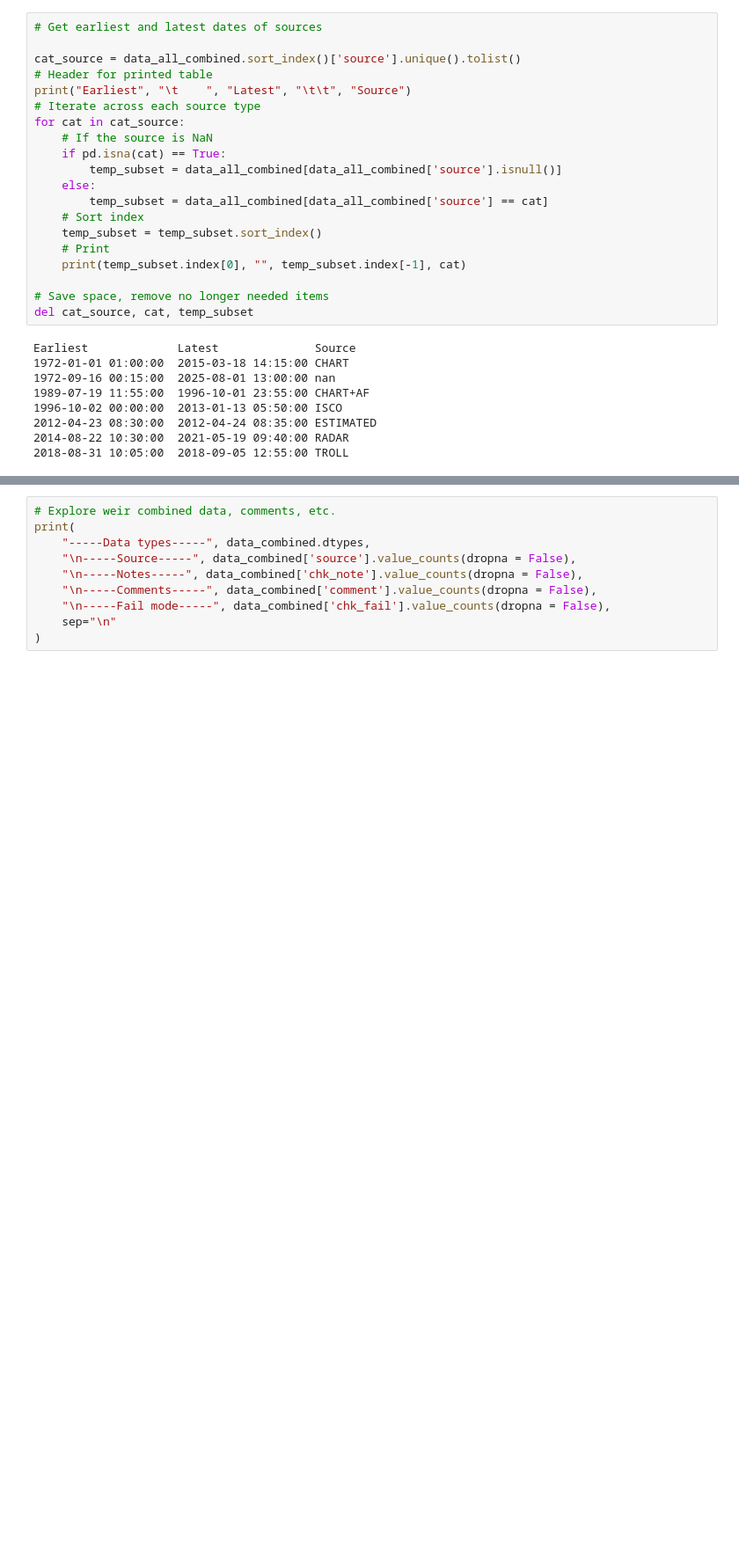
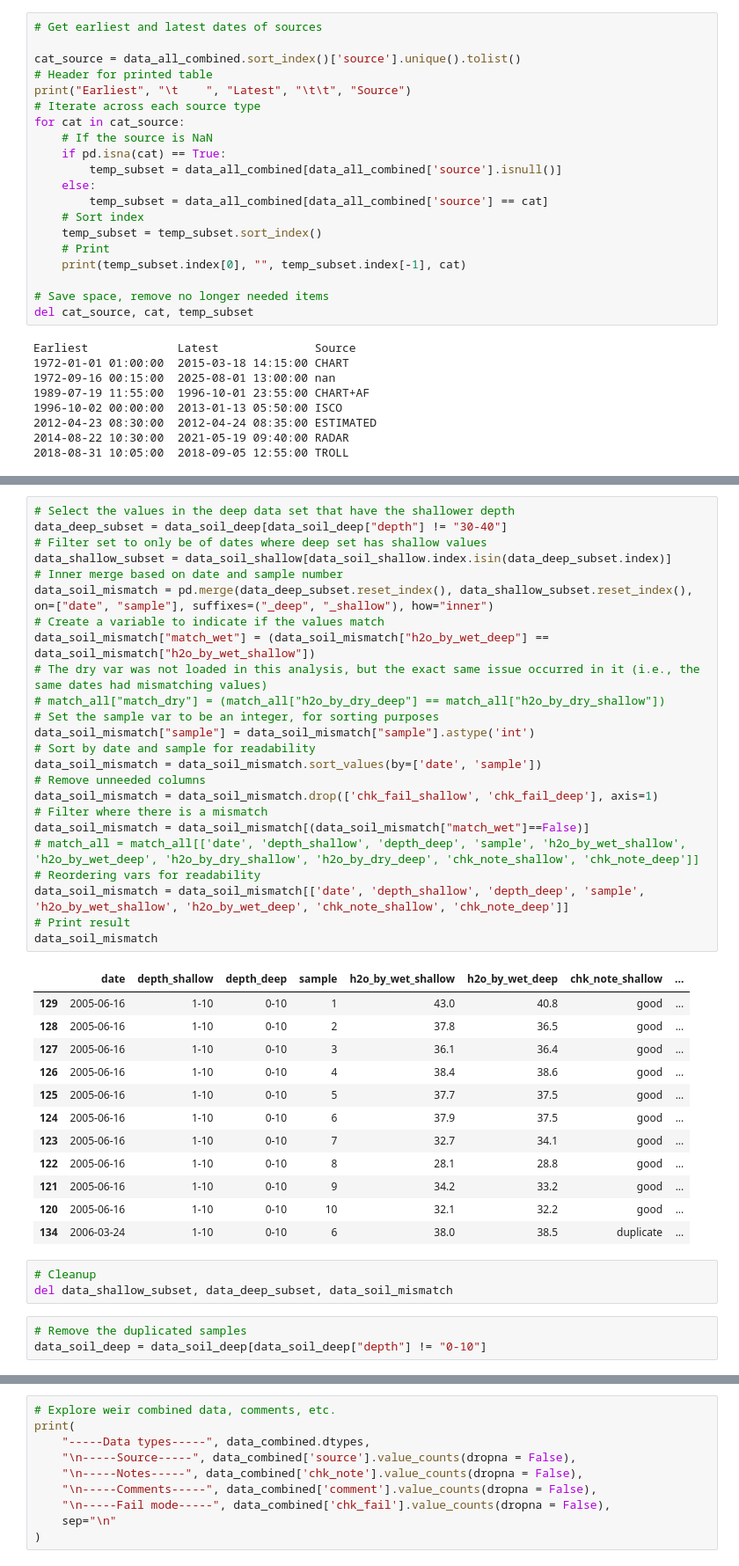
Before and after one commit to gmcginnis/info-698-capstone, a Jupyter notebook: 01_eda.ipynb, the cells around one changed output, grey strips where cells are left out. Shown at 88% size. Drawn from its saved outputs; the diff is of its cells as text; blank space fills up the shorter version.

Commit message:
Cleanup, comments, improved viz

```diff
--- a/01_eda.ipynb
+++ b/01_eda.ipynb
@@ -250,0 +272,43 @@ del data_all_combined, data_all_rainfall, data_all_soil_shallow, data_all_soil_d
+# %%
+# Select the values in the deep data set that have the shallower depth
+data_deep_subset = data_soil_deep[data_soil_deep["depth"] != "30-40"]
+# Filter set to only be of dates where deep set has shallow values
+data_shallow_subset = data_soil_shallow[data_soil_shallow.index.isin(data_deep_subset.index)]
+# Inner merge based on date and sample number
+data_soil_mismatch = pd.merge(data_deep_subset.reset_index(), data_shallow_subset.reset_index(), on=["date", "sample"], suffixes=("_deep", "_shallow"), how="inner")
+# Create a variable to indicate if the values match
+data_soil_mismatch["match_wet"] = (data_soil_mismatch["h2o_by_wet_deep"] == data_soil_mismatch["h2o_by_wet_shallow"])
+# The dry var was not loaded in this analysis, but the exact same issue occurred in it (i.e., the same dates had mismatching values)
+# match_all["match_dry"] = (match_all["h2o_by_dry_deep"] == match_all["h2o_by_dry_shallow"])
+# Set the sample var to be an integer, for sorting purposes
+data_soil_mismatch["sample"] = data_soil_mismatch["sample"].astype('int')
+# Sort by date and sample for readability
+data_soil_mismatch = data_soil_mismatch.sort_values(by=['date', 'sample'])
+# Remove unneeded columns
+data_soil_mismatch = data_soil_mismatch.drop(['chk_fail_shallow', 'chk_fail_deep'], axis=1)
+# Filter where there is a mismatch
+data_soil_mismatch = data_soil_mismatch[(data_soil_mismatch["match_wet"]==False)]
+# match_all = match_all[['date', 'depth_shallow', 'depth_deep', 'sample', 'h2o_by_wet_shallow', 'h2o_by_wet_deep', 'h2o_by_dry_shallow', 'h2o_by_dry_deep', 'chk_note_shallow', 'chk_note_deep']]
+# Reordering vars for readability
+data_soil_mismatch = data_soil_mismatch[['date', 'depth_shallow', 'depth_deep', 'sample', 'h2o_by_wet_shallow', 'h2o_by_wet_deep', 'chk_note_shallow', 'chk_note_deep']]
+# Print result
+data_soil_mismatch
+# %% [output]
+|  | date | depth_shallow | depth_deep | sample | h2o_by_wet_shallow | h2o_by_wet_deep | chk_note_shallow | ... |
+| 129 | 2005-06-16 | 1-10 | 0-10 | 1 | 43.0 | 40.8 | good | ... |
+| 128 | 2005-06-16 | 1-10 | 0-10 | 2 | 37.8 | 36.5 | good | ... |
+| 127 | 2005-06-16 | 1-10 | 0-10 | 3 | 36.1 | 36.4 | good | ... |
+| 126 | 2005-06-16 | 1-10 | 0-10 | 4 | 38.4 | 38.6 | good | ... |
+| 125 | 2005-06-16 | 1-10 | 0-10 | 5 | 37.7 | 37.5 | good | ... |
+| 124 | 2005-06-16 | 1-10 | 0-10 | 6 | 37.9 | 37.5 | good | ... |
+| 123 | 2005-06-16 | 1-10 | 0-10 | 7 | 32.7 | 34.1 | good | ... |
+| 122 | 2005-06-16 | 1-10 | 0-10 | 8 | 28.1 | 28.8 | good | ... |
+| 121 | 2005-06-16 | 1-10 | 0-10 | 9 | 34.2 | 33.2 | good | ... |
+| 120 | 2005-06-16 | 1-10 | 0-10 | 10 | 32.1 | 32.2 | good | ... |
+| 134 | 2006-03-24 | 1-10 | 0-10 | 6 | 38.0 | 38.5 | duplicate | ... |
+# %%
+# Cleanup
+del data_shallow_subset, data_deep_subset, data_soil_mismatch
+# %%
+# Remove the duplicated samples
+data_soil_deep = data_soil_deep[data_soil_deep["depth"] != "0-10"]
```
Also changed, not shown: parts of 25 cells of this notebook.
